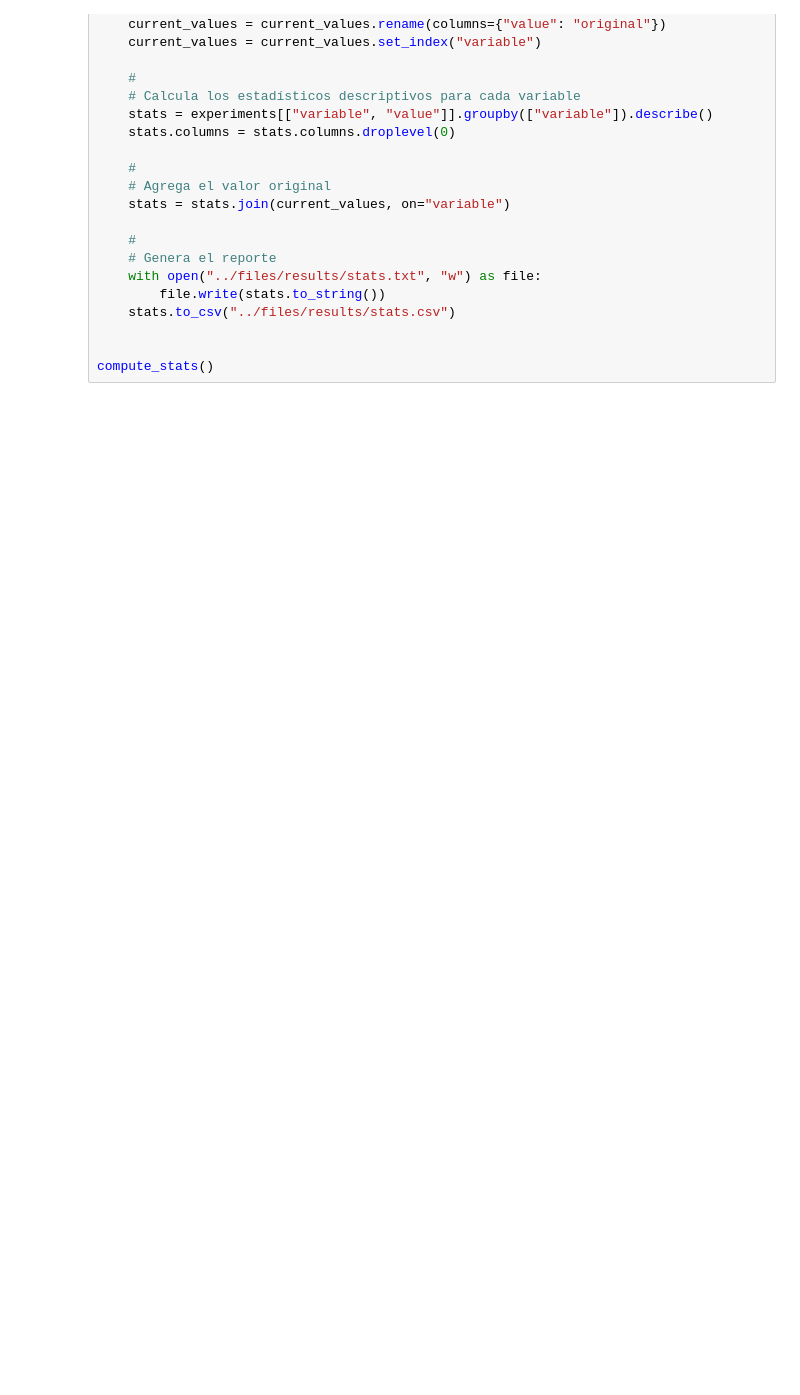
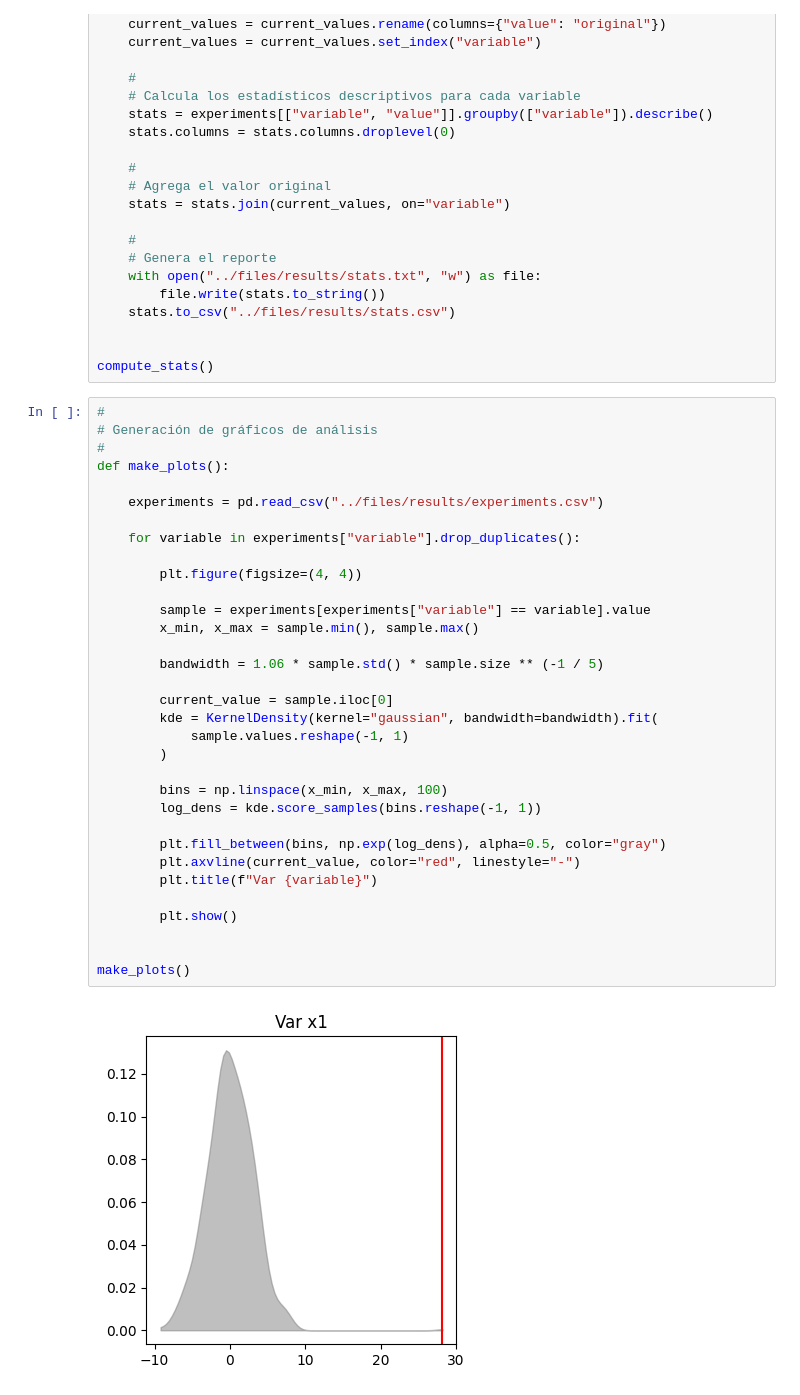
Before and after one commit to 2025-2-fundamentos/PRE-13-bootstrapping-Sarlondonogi, a Jupyter notebook: homework/notebook.ipynb, the cells around one changed output. Drawn from its saved outputs; the diff is of its cells as text; blank space fills up the shorter version.

```diff
--- a/homework/notebook.ipynb
+++ b/homework/notebook.ipynb
@@ -132,3 +132,38 @@ def compute_stats():
 
 
 compute_stats()
+# %%
+#
+# Generación de gráficos de análisis
+#
+def make_plots():
+
+    experiments = pd.read_csv("../files/results/experiments.csv")
+
+    for variable in experiments["variable"].drop_duplicates():
+
+        plt.figure(figsize=(4, 4))
+
+        sample = experiments[experiments["variable"] == variable].value
+        x_min, x_max = sample.min(), sample.max()
+
+        bandwidth = 1.06 * sample.std() * sample.size ** (-1 / 5)
+
+        current_value = sample.iloc[0]
+        kde = KernelDensity(kernel="gaussian", bandwidth=bandwidth).fit(
+            sample.values.reshape(-1, 1)
+        )
+
+        bins = np.linspace(x_min, x_max, 100)
+        log_dens = kde.score_samples(bins.reshape(-1, 1))
+
+        plt.fill_between(bins, np.exp(log_dens), alpha=0.5, color="gray")
+        plt.axvline(current_value, color="red", linestyle="-")
+        plt.title(f"Var {variable}")
+
+        plt.show()
+
+
+make_plots()
+# %% [output]
+[figure, added]
```
Also changed, not shown: parts of 1 cell of this notebook.
